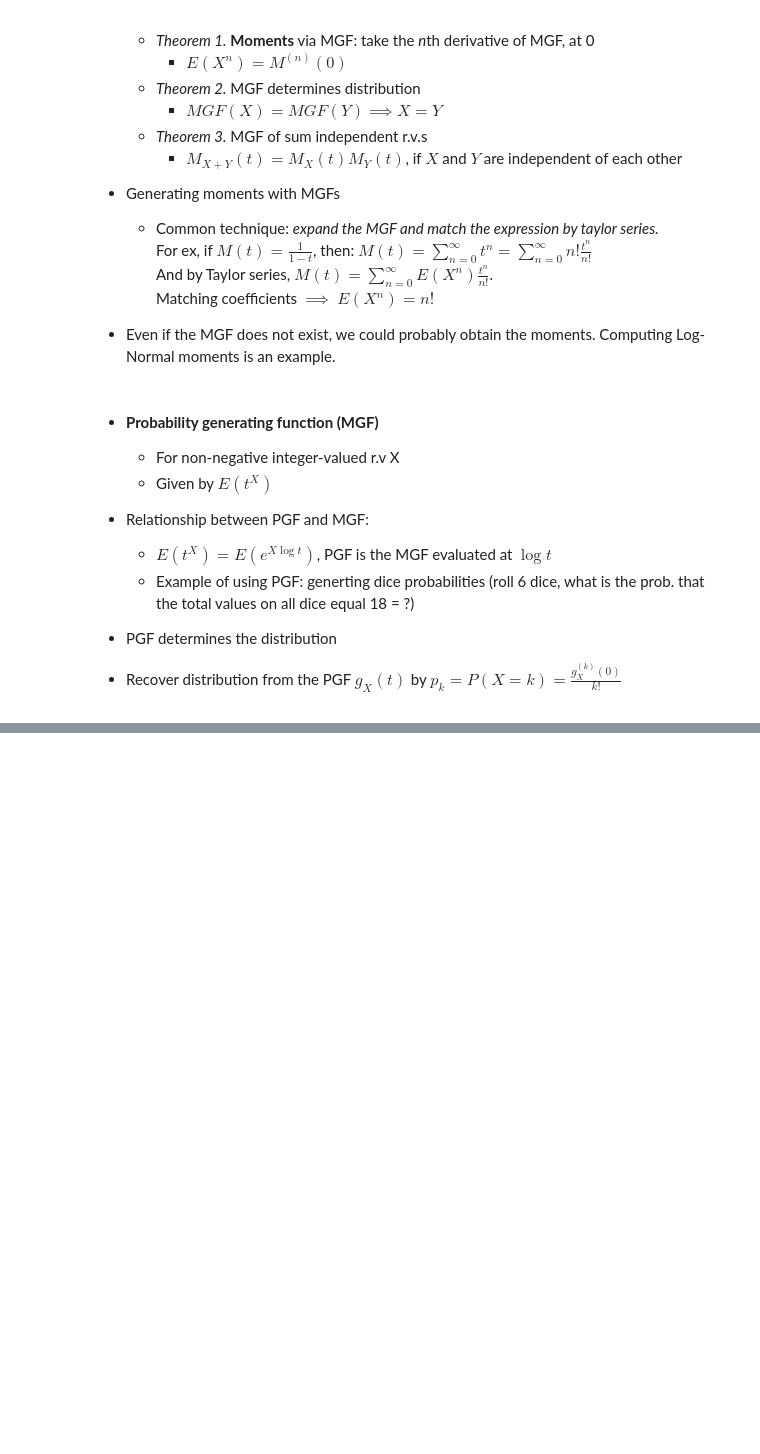
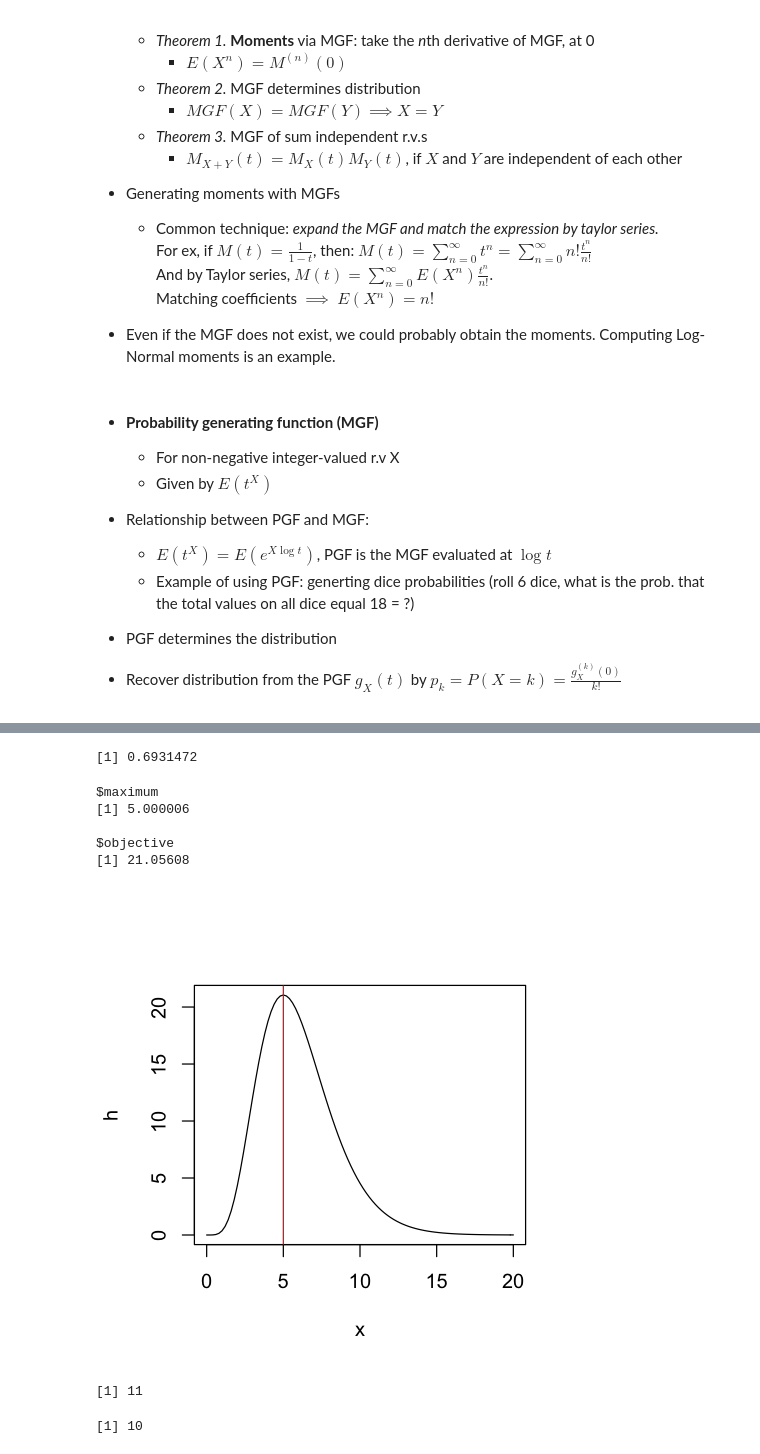
Before and after one commit to trinhngocthuyen/reading-hub, a Jupyter notebook: intro_to_prob/06_moments.ipynb, the cells around one changed output, grey strips where cells are left out. Saved outputs shown, nothing was run; the diff lists cells and outputs as text; code cells hidden in the pictures; blank space fills up the shorter version.

```diff
--- a/intro_to_prob/06_moments.ipynb
+++ b/intro_to_prob/06_moments.ipynb
@@ -63,0 +167,39 @@ https://www.amazon.com/Introduction-Probability-Chapman-Statistical-Science/dp/1
+# %%
+# Cleaner solution, using qexp()
+# The result above should equal qexp(1/2)
+qexp(1/2)
+# %% [output]
+[1] 0.6931472
+# %%
+# Find the mode of a function
+h <- function(x) { x^5 * exp(-x) }
+result <- optimize(h, lower=0, upper=20, maximum=TRUE)
+result
+
+figsize(4, 4)
+plot(h, from=0, to=20)
+abline(v=result$maximum, col='red')
+# %% [output]
+$maximum
+[1] 5.000006
+
+$objective
+[1] 21.05608
+[figure, added]
+# %%
+# For discrete r.v.s
+# Manually find the median via the CDF of Binomial distribution (pbinom)
+n <- 50; p <- 0.2
+x <- pbinom(0:n, n, p)
+which.max(x >= 0.5) # Select the half right region (CDF(X) >= 1/2), pick the first matching index
+# NOTE: the result is the index, not value. So, it's the index of the median, not the median
+# Since R indexing starts from 1 (not zero :|), the median should be 10
+# %% [output]
+[1] 11
+# %%
+# Another approach, use the built-in median() function on the simulation data
+# Data is drawn by the function rbinom()
+x <- rbinom(10000, n, p)
+median(x)
+# %% [output]
+[1] 10
```
Also changed, not shown: parts of 11 cells of this notebook.
